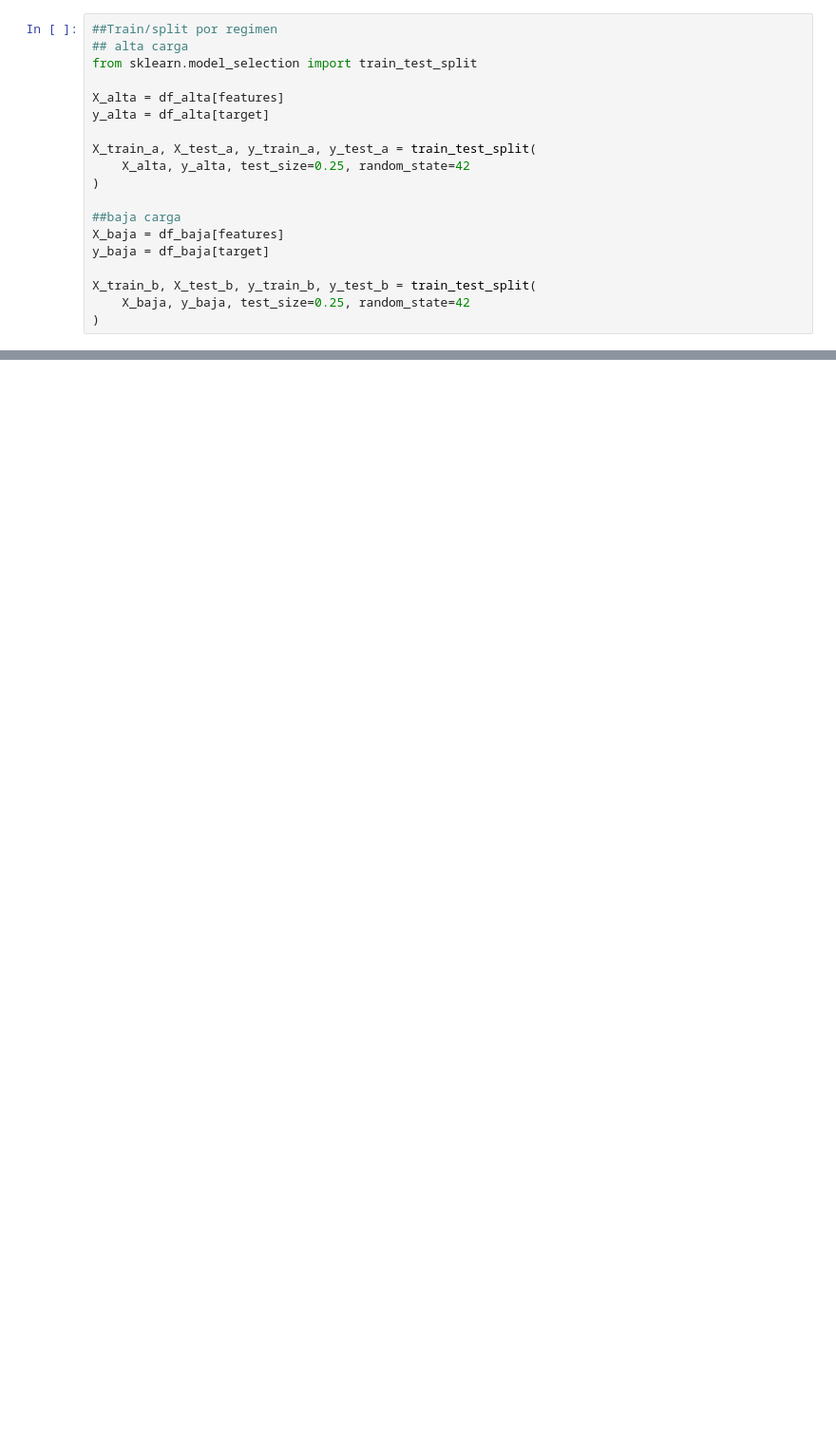
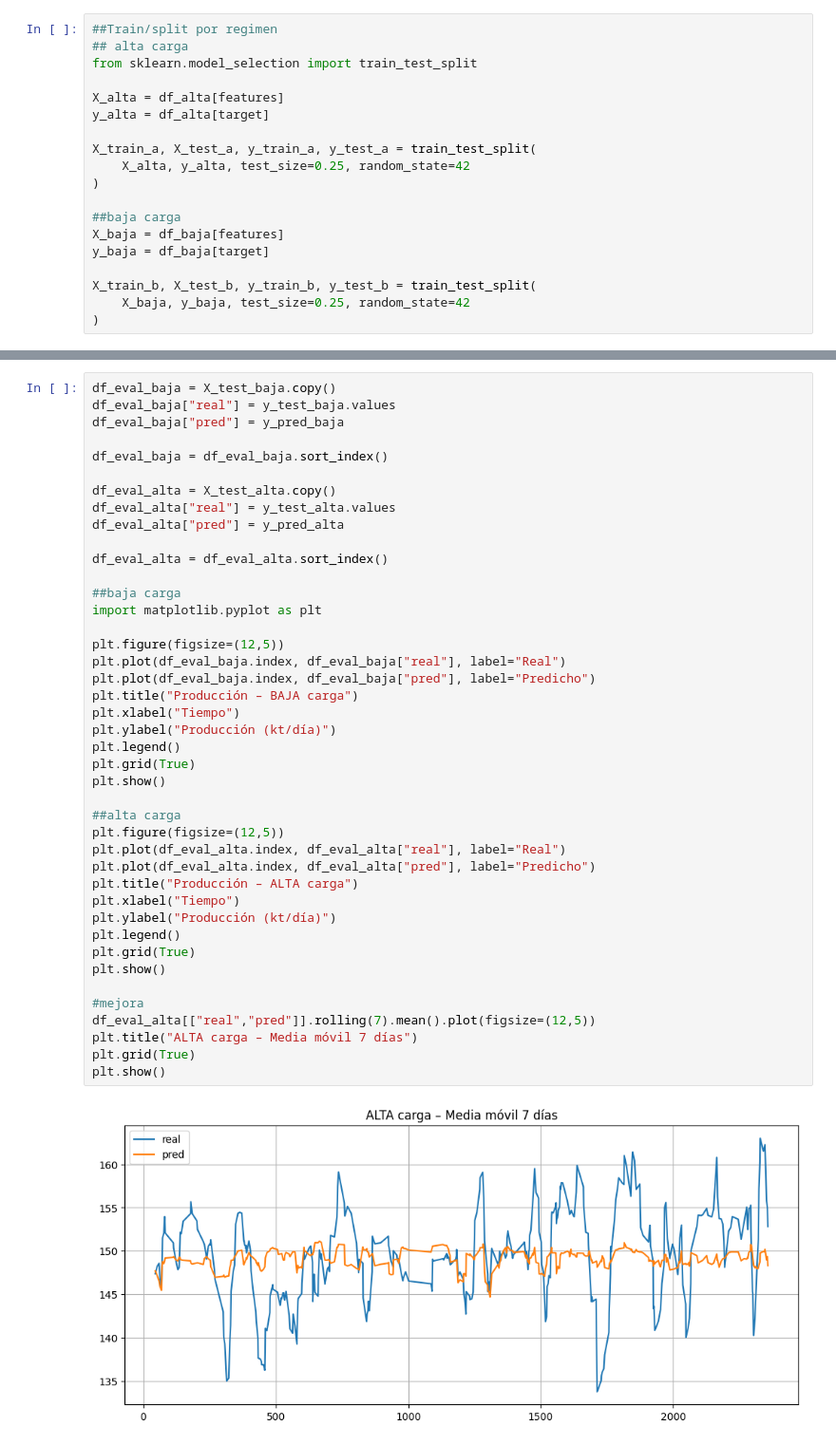
Before and after one commit to raultyv/Machine_learning, a Jupyter notebook: regresion_planta.ipynb, the cells around one changed output, grey strips where cells are left out. Shown at 95% size. Drawn from its saved outputs; the diff is of its cells as text; blank space fills up the shorter version.

```diff
--- a/regresion_planta.ipynb
+++ b/regresion_planta.ipynb
@@ -444,0 +486,44 @@ pd.DataFrame(escenarios, columns=["uso_molienda_pct", "produccion_kt"])
+# %%
+df_eval_baja = X_test_baja.copy()
+df_eval_baja["real"] = y_test_baja.values
+df_eval_baja["pred"] = y_pred_baja
+
+df_eval_baja = df_eval_baja.sort_index()
+
+df_eval_alta = X_test_alta.copy()
+df_eval_alta["real"] = y_test_alta.values
+df_eval_alta["pred"] = y_pred_alta
+
+df_eval_alta = df_eval_alta.sort_index()
+
+##baja carga
+import matplotlib.pyplot as plt
+
+plt.figure(figsize=(12,5))
+plt.plot(df_eval_baja.index, df_eval_baja["real"], label="Real")
+plt.plot(df_eval_baja.index, df_eval_baja["pred"], label="Predicho")
+plt.title("Producción – BAJA carga")
+plt.xlabel("Tiempo")
+plt.ylabel("Producción (kt/día)")
+plt.legend()
+plt.grid(True)
+plt.show()
+
+##alta carga
+plt.figure(figsize=(12,5))
+plt.plot(df_eval_alta.index, df_eval_alta["real"], label="Real")
+plt.plot(df_eval_alta.index, df_eval_alta["pred"], label="Predicho")
+plt.title("Producción – ALTA carga")
+plt.xlabel("Tiempo")
+plt.ylabel("Producción (kt/día)")
+plt.legend()
+plt.grid(True)
+plt.show()
+
+#mejora
+df_eval_alta[["real","pred"]].rolling(7).mean().plot(figsize=(12,5))
+plt.title("ALTA carga – Media móvil 7 días")
+plt.grid(True)
+plt.show()
+# %% [output]
+[figure, added]
```
Also changed, not shown: parts of 9 cells of this notebook.
